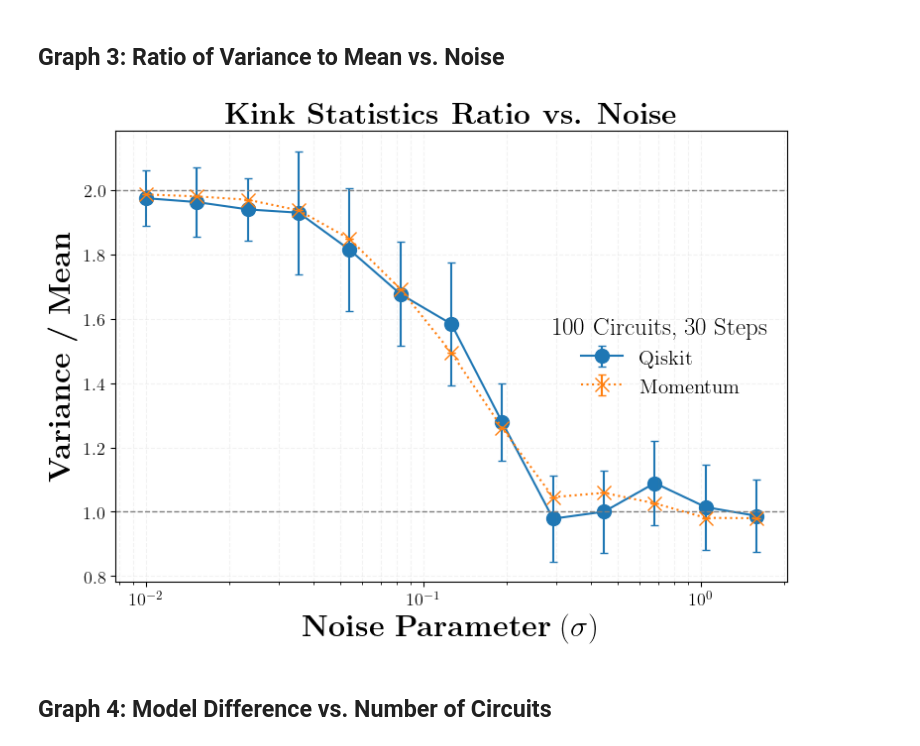
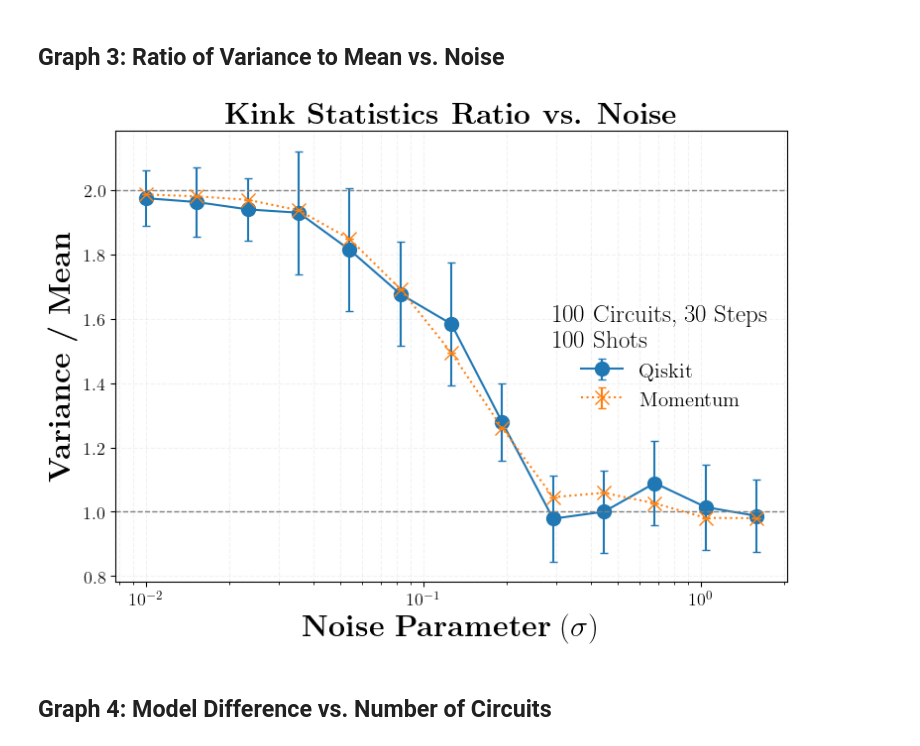
Before and after one commit to shrapp/thermal_tfim, a Jupyter notebook: thesis_graphs.ipynb, the cells around one changed output. Cells and saved outputs as stored; diff of their text form; code cells hidden in the pictures.

Commit message:
graph 3 legend fix

```diff
--- a/thesis_graphs.ipynb
+++ b/thesis_graphs.ipynb
@@ -456,35 +456,35 @@ plt.show()
 pyplot_settings()
 fig, ax = plt.subplots(1, 1, figsize=(8, 6))
 graph_data = all_data['graph3']
 p = graph_data['params']
 results = graph_data['results']
 x = np.array(p['noise_params_list'])
 
 ratio_q_mean = [results[n]['qiskit_ratio_mean'] for n in x]
 ratio_q_std = [results[n]['qiskit_ratio_std'] for n in x]
 ratio_m_mean = [results[n]['momentum_ratio_mean'] for n in x]
 ratio_m_std = [results[n]['momentum_ratio_std'] for n in x]
 
 ax.errorbar(x, ratio_q_mean, yerr=ratio_q_std, fmt='o-', capsize=3, label='Qiskit', zorder=1)
 ax.errorbar(x, ratio_m_mean, yerr=ratio_m_std, fmt='x:', capsize=3, label='Momentum', zorder=2)
 
 ax.set_xscale('log')
 ax.axhline(1.0, color='gray', linestyle='--', linewidth=1)
 ax.axhline(2.0, color='gray', linestyle='--', linewidth=1)
 
 ax.set_xlabel(r'\textbf{Noise Parameter} ($\sigma$)')
 ax.set_ylabel(r'\textbf{Variance / Mean}')
 ax.set_title(r'\textbf{Kink Statistics Ratio vs. Noise}')
 ax.grid(True)
-legend_title = f"{params['num_circuits']} Circuits, {p['steps']} Steps"
+legend_title = f"{p['num_circuits']} Circuits, {p['steps']} Steps\n {p['num_shots']} Shots"
 ax.legend(title=legend_title)
 
 plt.tight_layout(rect=[0, 0, 1, 1])
 # plot_filename = get_dated_plot_path(f"Ratio_vs_noise_N{NUM_QUBITS}.svg")
 # plt.savefig(plot_filename, bbox_inches='tight')
 plt.show()
 # %% [output]
-[figure, old version]
+[figure, new version]
 # %% [markdown]
 ## Graph 4: Model Difference vs. Number of Circuits
 # %%
```
